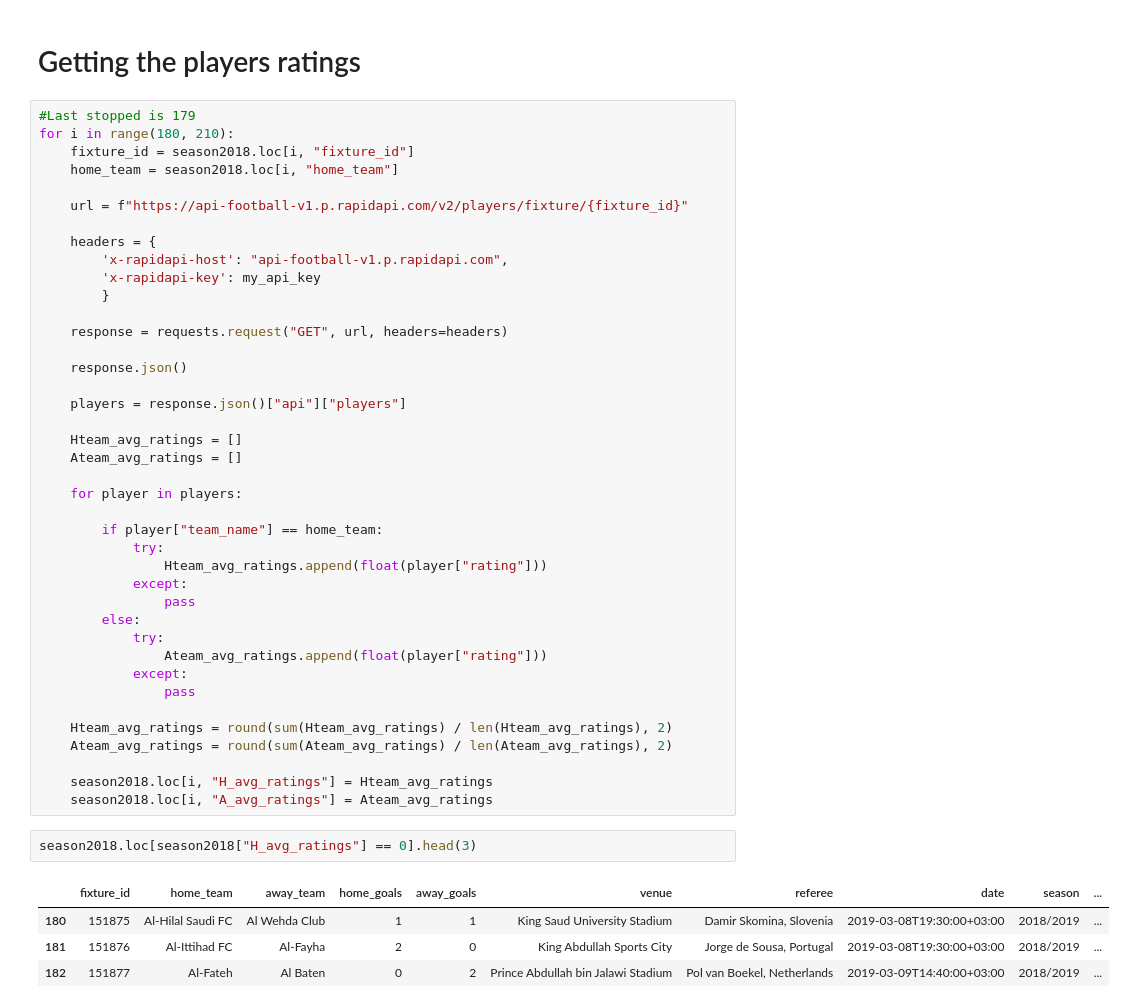
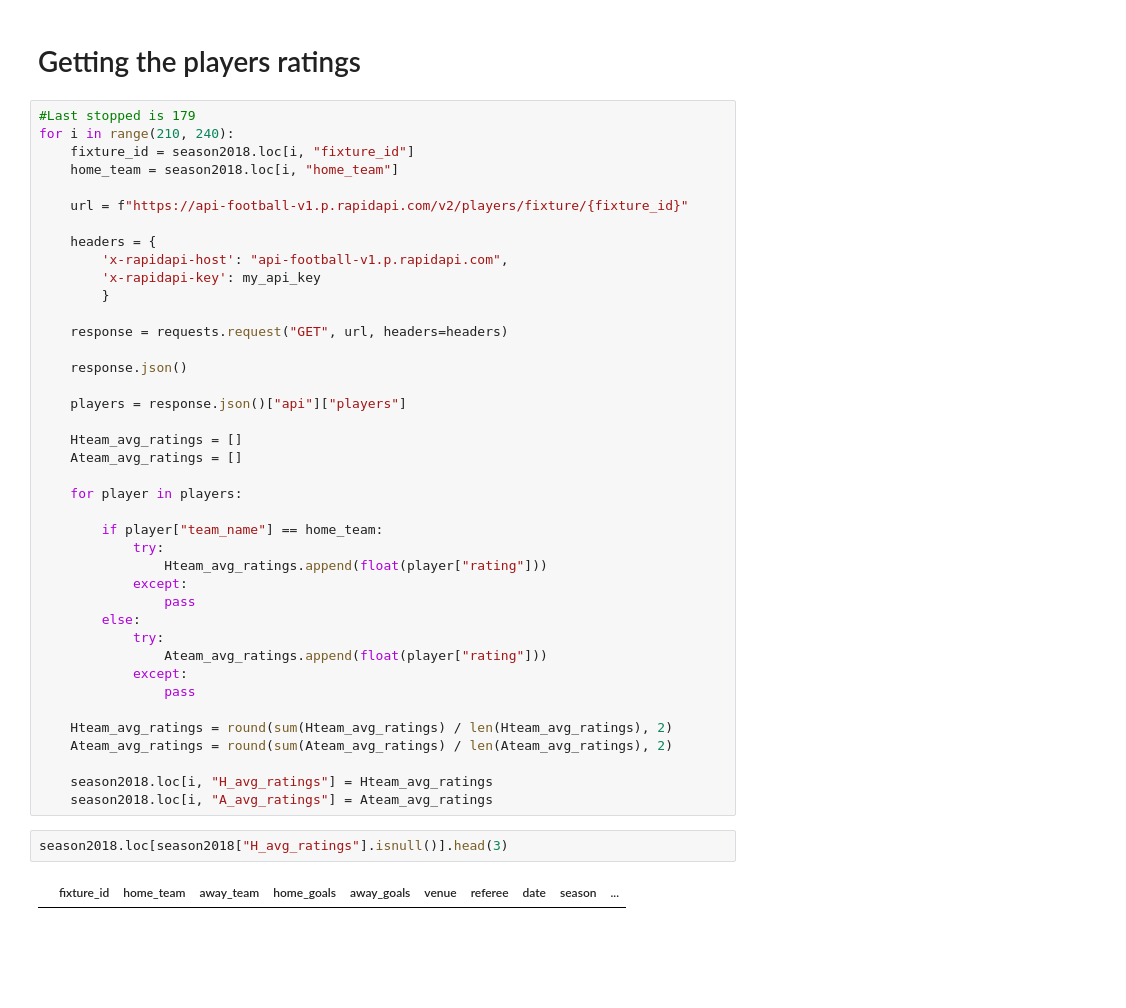
Before and after one commit to Link20222/SaudiLeague, a Jupyter notebook: Data Collection.ipynb, the cells around one changed output. Cells and saved outputs as stored; diff of their text form; blank space fills up the shorter version.

Commit message:
finished collecting rating for the 2018/2019 season, collected first 40 matches ratings of the 2019/2020 season.

```diff
--- a/Data Collection.ipynb
+++ b/Data Collection.ipynb
@@ -559,7 +559,7 @@ season2018.to_csv("season2018 v6.csv")
 # Getting the players ratings
 # %%
 #Last stopped is 179
-for i in range(180, 210):
+for i in range(210, 240):
     fixture_id = season2018.loc[i, "fixture_id"]
     home_team = season2018.loc[i, "home_team"]
 
@@ -598,9 +598,6 @@ for i in range(180, 210):
     season2018.loc[i, "H_avg_ratings"] = Hteam_avg_ratings
     season2018.loc[i, "A_avg_ratings"] = Ateam_avg_ratings
 # %%
-season2018.loc[season2018["H_avg_ratings"] == 0].head(3)
+season2018.loc[season2018["H_avg_ratings"].isnull()].head(3)
 # %% [output]
 |  | fixture_id | home_team | away_team | home_goals | away_goals | venue | referee | date | season | ... |
-| 180 | 151875 | Al-Hilal Saudi FC | Al Wehda Club | 1 | 1 | King Saud University Stadium | Damir Skomina, Slovenia | 2019-03-08T19:30:00+03:00 | 2018/2019 | ... |
-| 181 | 151876 | Al-Ittihad FC | Al-Fayha | 2 | 0 | King Abdullah Sports City | Jorge de Sousa, Portugal | 2019-03-08T19:30:00+03:00 | 2018/2019 | ... |
-| 182 | 151877 | Al-Fateh | Al Baten | 0 | 2 | Prince Abdullah bin Jalawi Stadium | Pol van Boekel, Netherlands | 2019-03-09T14:40:00+03:00 | 2018/2019 | ... |
```
Also changed, not shown: parts of 9 cells of this notebook, 3 other files.
